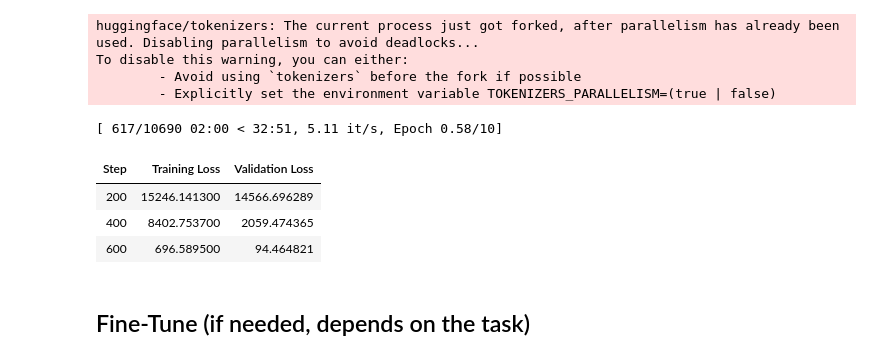
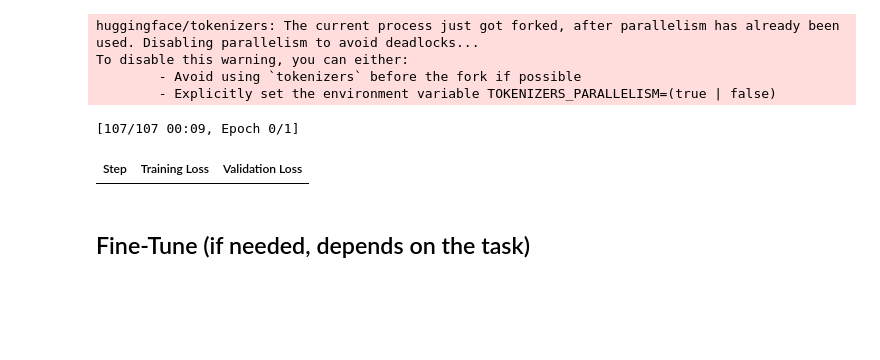
Before and after one commit to JeremCab/smiles2spec, a Jupyter notebook: notebooks/models/LLM_Base_Model.ipynb, the cells around one changed output. Drawn from its saved outputs; the diff is of its cells as text; code cells hidden in the pictures; blank space fills up the shorter version.

Commit message:
Update LLM_Base_Model.ipynb noteebook

```diff
--- a/notebooks/models/LLM_Base_Model.ipynb
+++ b/notebooks/models/LLM_Base_Model.ipynb
@@ -317,22 +355,22 @@ class SIDLoss(nn.Module):
 # %% [markdown]
 ## Training
 # %%
-NB_EPOCHS = 10
-BATCH_SIZE = 64 # 16 for SELFIES due to OOM issues # 64 # cf. seyonechithrananda
+# NB_EPOCHS = 5 # 10
+# BATCH_SIZE = 64 # 16 for SELFIES due to OOM issues # 64 # cf. seyonechithrananda
 # %%
-# Model parameters
+# # Model parameters
 
-args = {
-    'model_name': MODEL_NAME,
-    'output_activation': 'exp',
-    'norm_range': None, # (50, 550),
-    'dropout': 0.2,
-    'activation': nn.ReLU(),
-    'ffn_num_layers': 0, # 3,
-    'ffn_input_dim': 199,
-    'ffn_hidden_size': 2200,
-    'ffn_output_dim': 1801
-        }
+# args = {
+#     'model_name': MODEL_NAME,
+#     'output_activation': 'exp',
+#     'norm_range': None, # (50, 550),
+#     'dropout': 0.2,
+#     'activation': nn.ReLU(),
+#     'ffn_num_layers': 1, # 0, 3
+#     'ffn_input_dim': 1801,        # input dim of the FFN   # 199
+#     'ffn_hidden_size': 2200,      # hidden dim of the FFN
+#     'ffn_output_dim': 1801        # output dim of the FFN
+#         }
 # %%
 model = Smile2Spec(args)
 model
@@ -398,17 +436,17 @@ training_args = TrainingArguments(
 
     # eval
     eval_strategy="steps",                    # cf. paper Sun et al.
-    eval_steps=200,                           # cf. paper Sun et al.
+    eval_steps=400,                           # cf. paper Sun et al.
 
     # log
     logging_dir=RESULTS_FOLDER+'logs',
     logging_strategy='steps',
-    logging_steps=200,
+    logging_steps=400,
 
     # save
     save_strategy='steps',
     save_total_limit=2,
-    save_steps=200,                           # save model at every eval (default 500)
+    save_steps=400,                           # save model at every eval (default 500)
     load_best_model_at_end=True,              # cf. paper Sun et al.
     metric_for_best_model='eval_loss',
     # metric_for_best_model='mse', # XXX
@@ -431,12 +469,13 @@ trainer = CustomTrainer(
     train_dataset=train_dataset,
     eval_dataset=val_dataset
 )
-# %%
-results = trainer.train()
-# %% [output]
-[ 617/10690 02:00 < 32:51, 5.11 it/s, Epoch 0.58/10]
-| Step | Training Loss | Validation Loss |
-| 200 | 15246.141300 | 14566.696289 |
-| 400 | 8402.753700 | 2059.474365 |
-| 600 | 696.589500 | 94.464821 |
+# %%
+start_time = time.time()
+
+results = trainer.train()
+
+training_time = time.time() - start_time
+# %% [output]
+[107/107 00:09, Epoch 0/1]
+| Step | Training Loss | Validation Loss |
 # %%
```
Also changed, not shown: parts of 21 cells of this notebook, 1 other file.
